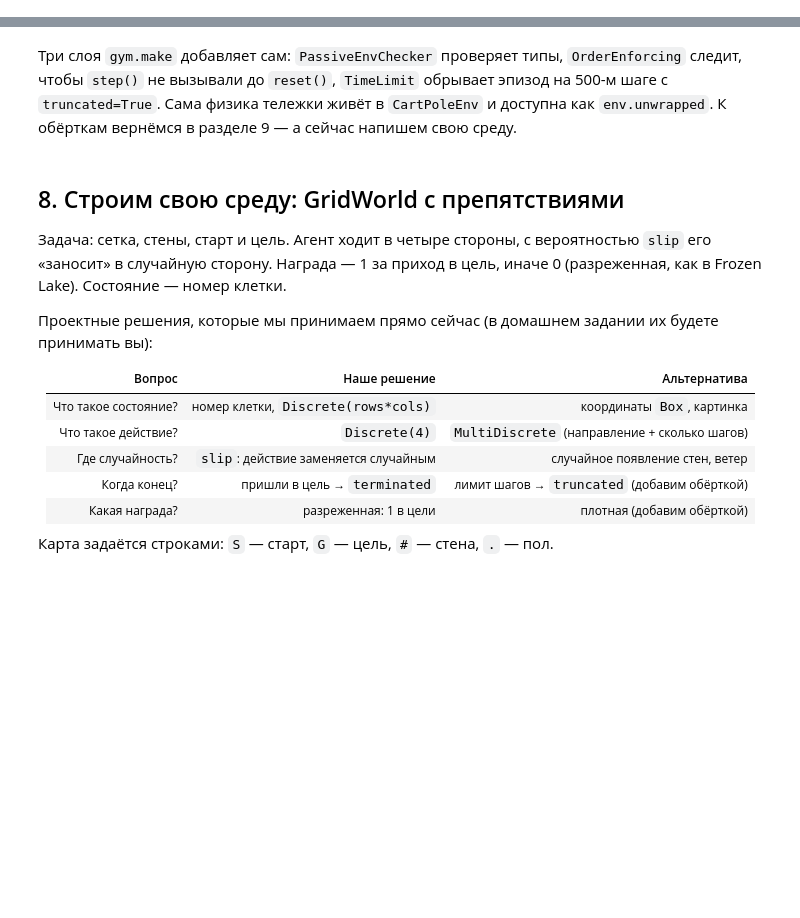
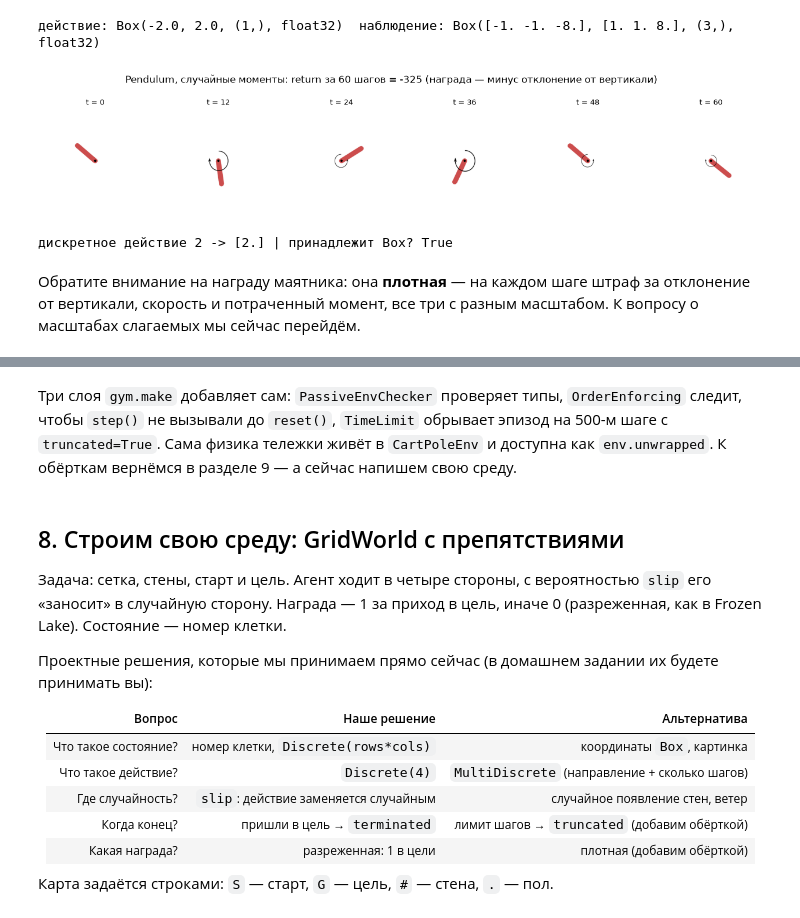
Before and after one commit to IlyaChichkanov/Reinforcement-learning, a Jupyter notebook: 02-environments/lecture/lecture.ipynb, the cells around one changed output, grey strips where cells are left out. Cells and saved outputs as stored; diff of their text form; code cells hidden in the pictures; blank space fills up the shorter version.

```diff
--- a/02-environments/lecture/lecture.ipynb
+++ b/02-environments/lecture/lecture.ipynb
@@ -138,3 +290,23 @@ print("\n[0.5, -0.2] в Box?", box.contains(np.array([0.5, -0.2], dtype=np.float
+# %%
+pendulum = gym.make("Pendulum-v1", render_mode="rgb_array")
+print("действие:", pendulum.action_space, " наблюдение:", pendulum.observation_space)
+
+# Случайная политика: момент выбирается равномерно из Box.
+frames, total = rollout_frames(pendulum, lambda obs: pendulum.action_space.sample(), max_steps=60, seed=0)
+show_strip(frames, f"Pendulum, случайные моменты: return за 60 шагов = {total:.0f} (награда — минус отклонение от вертикали)", n=6)
+
+# Дискретизация: три уровня момента вместо континуума — так мы поступали с Mountain Car.
+levels = np.array([-2.0, 0.0, 2.0], dtype=np.float32)
+def discrete_to_torque(k):            # k из Discrete(3) -> действие для Box
+    return levels[[k]]
+print("дискретное действие 2 ->", discrete_to_torque(2), "| принадлежит Box?", pendulum.action_space.contains(discrete_to_torque(2)))
+pendulum.close()
+# %% [output]
+действие: Box(-2.0, 2.0, (1,), float32)  наблюдение: Box([-1. -1. -8.], [1. 1. 8.], (3,), float32)
+[figure, added]
+дискретное действие 2 -> [2.] | принадлежит Box? True
+# %% [markdown]
+Обратите внимание на награду маятника: она **плотная** — на каждом шаге штраф за отклонение от вертикали, скорость и потраченный момент, все три с разным масштабом. К вопросу о масштабах слагаемых мы сейчас перейдём.
 # %% [markdown]
 ## 5. Награда: разреженная, плотная, shaping и типичные ошибки
 
```
Also changed, not shown: parts of 42 cells of this notebook, 7 other files.
